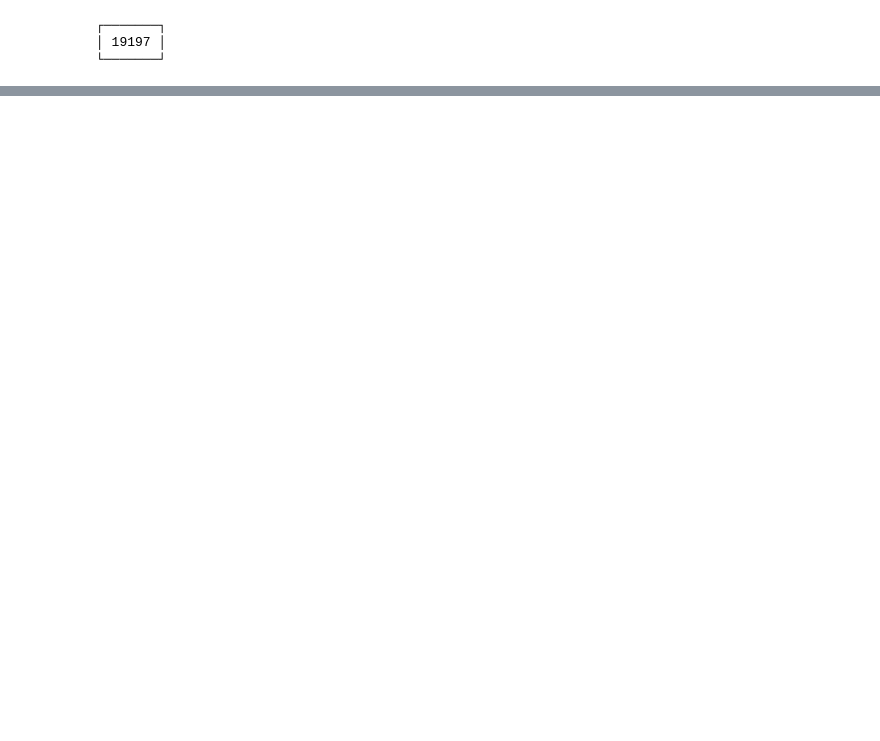
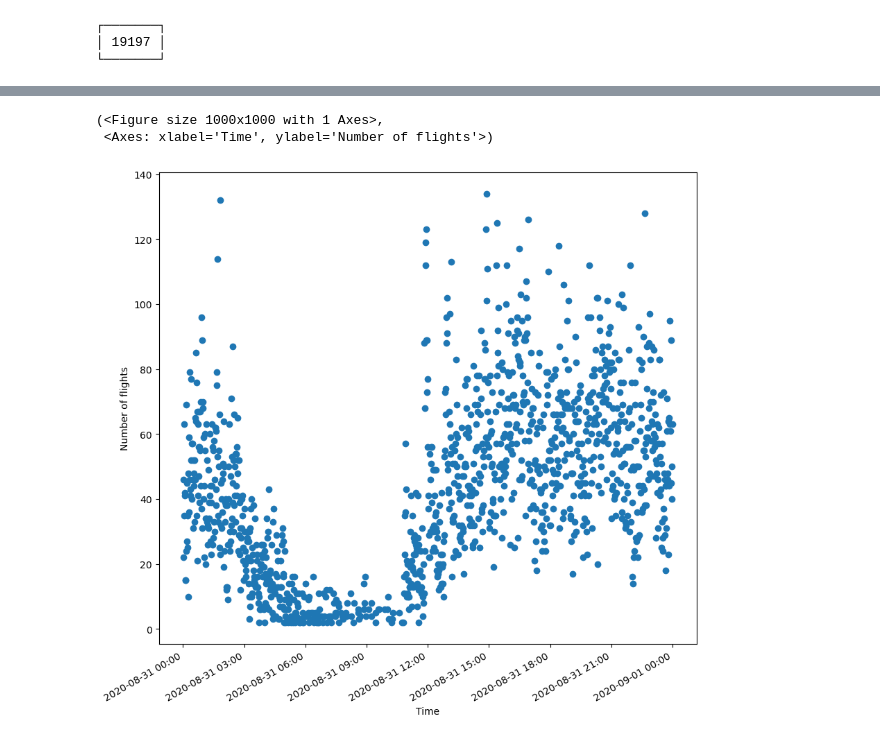
Before and after one commit to chloeh13q/streaming-reference-project, a Jupyter notebook: code/EDA.ipynb, the cells around one changed output, grey strips where cells are left out. Cells and saved outputs as stored; diff of their text form; code cells hidden in the pictures; blank space fills up the shorter version.

```diff
--- a/code/EDA.ipynb
+++ b/code/EDA.ipynb
@@ -169,7 +175,7 @@ flights
 └───────┴─────────┴───────┴────────────┴───────────┴────────────┴───────────────────────────┴─────────────────────────────────────────┴──────────────────────────┴─────────────────────────────┴──────── ...
 # %%
 flights = flights.mutate(
-    DepTimeAsTimestamp=(
+    LocalDepTimestamp=(
         flights.Year.cast("str")
         + "-"
         + flights.Month.cast("str")
@@ -179,6 +185,6 @@ flights = flights.mutate(
         + flights.DepTime
     ).as_timestamp("%Y-%-m-%-d %H%M")
 )
-flights.DepTimeAsTimestamp
+flights.LocalDepTimestamp
 # %% [output]
 ┏━━━━━━━━━━━━━━━━━━━━━━━━━━━┓
@@ -300,0 +374,3 @@ airports.count()
+# %%
+airports = airports.mutate(UTC_LOCAL_TIME_VARIATION=airports.UTC_LOCAL_TIME_VARIATION[:3] + ":" + airports.UTC_LOCAL_TIME_VARIATION[3:])
+airports.UTC_LOCAL_TIME_VARIATION
@@ -300,0 +395,3 @@ airports.count()
+# %%
+flights = flights.join(airports.select(airports.AIRPORT_ID, airports.UTC_LOCAL_TIME_VARIATION), flights.OriginAirportID == airports.AIRPORT_ID)
+flights
@@ -300,0 +424,16 @@ airports.count()
+# %%
+flights = flights.mutate(
+    DepTimeString=(
+        flights.Year.cast("str")
+        + "-"
+        + flights.Month.cast("str")
+        + "-"
+        + flights.DayofMonth.cast("str")
+        + " "
+        + flights.DepTime
+        + flights.UTC_LOCAL_TIME_VARIATION
+    )
+).mutate(
+    UTCDepTimestamp=_.DepTimeString.as_timestamp("%Y-%-m-%-d %H%M%z")
+)
+flights.select(_.DepTimeString, _.UTCDepTimestamp)
@@ -300,0 +458,9 @@ airports.count()
+# %%
+flights_sample = flights.filter([flights.UTCDepTimestamp > ibis.timestamp("2020-8-31"), flights.UTCDepTimestamp < ibis.timestamp("2020-9-1")])
+number_of_flights_by_time = flights_sample.group_by(flights_sample.UTCDepTimestamp).aggregate(number_of_flights=_.count()).to_pandas()
+
+plot_number_of_flights_by_time(number_of_flights_by_time.UTCDepTimestamp, number_of_flights_by_time.number_of_flights)
+# %% [output]
+(<Figure size 1000x1000 with 1 Axes>,
+ <Axes: xlabel='Time', ylabel='Number of flights'>)
+[figure, added]
```
Also changed, not shown: parts of 12 cells of this notebook.
